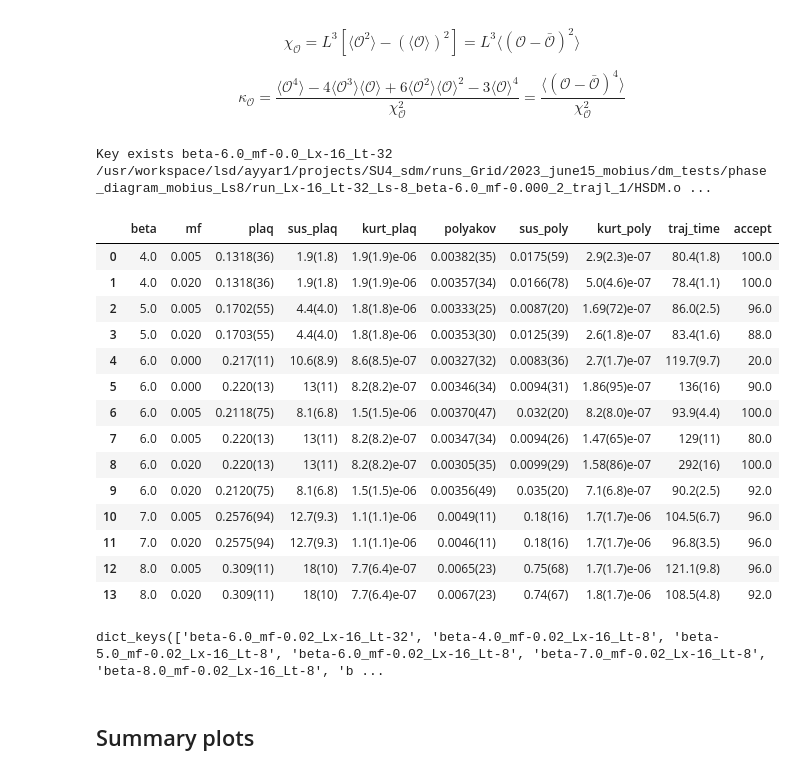
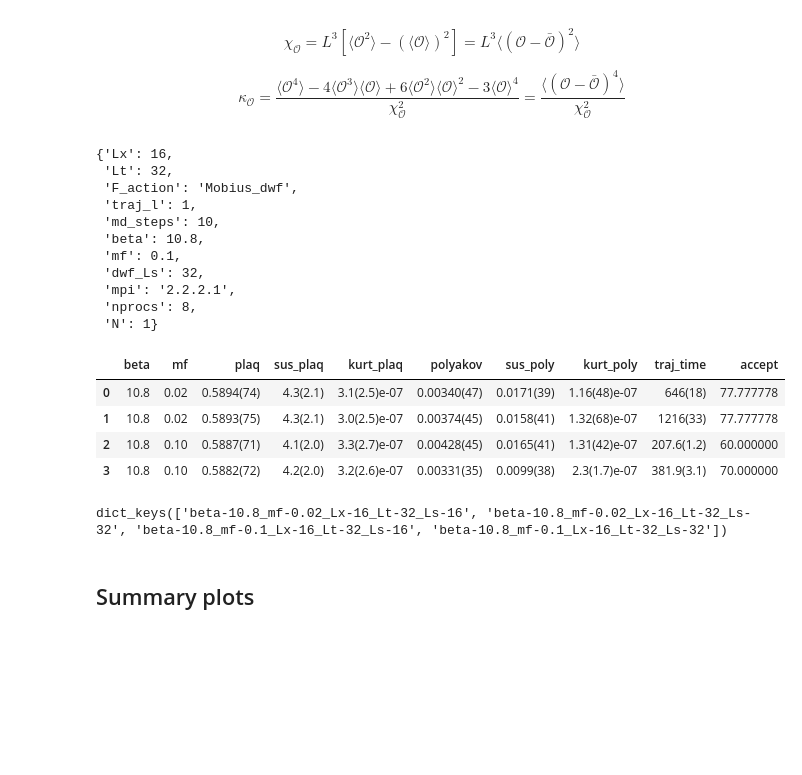
Before and after one commit to vmos1/su4_dm_grid_lsd, a Jupyter notebook: analysis/5_compare_runs.ipynb, the cells around one changed output. Saved outputs shown, nothing was run; the diff lists cells and outputs as text; code cells hidden in the pictures; blank space fills up the shorter version.

```diff
--- a/analysis/5_compare_runs.ipynb
+++ b/analysis/5_compare_runs.ipynb
@@ -231,6 +231,20 @@ def f_get_summary_data(df,L,dict1):
 $$ \chi_\mathcal{O} = L^3 \left[ \langle \mathcal{O}^2 \rangle - {(\langle \mathcal{O} \rangle )}^2 \right] = L^3 \langle (\mathcal{O} - \bar{\mathcal{O}})^2\rangle $$
 
 $$ \kappa_\mathcal{O} = \frac{\langle \mathcal{O}^4 \rangle - 4 \langle \mathcal{O}^3 \rangle \langle \mathcal{O} \rangle +6 \langle \mathcal{O}^2 \rangle {\langle \mathcal{O} \rangle} ^2 - 3 {\langle \mathcal{O} \rangle}^4 }{\chi_\mathcal{O}^2} = \frac{ \langle \left( \mathcal{O-\bar{\mathcal{O}}} \right) ^4 \rangle }{\chi_\mathcal{O}^2}$$
+# %%
+input_dict
+# %% [output]
+{'Lx': 16,
+ 'Lt': 32,
+ 'F_action': 'Mobius_dwf',
+ 'traj_l': 1,
+ 'md_steps': 10,
+ 'beta': 10.8,
+ 'mf': 0.1,
+ 'dwf_Ls': 32,
+ 'mpi': '2.2.2.1',
+ 'nprocs': 8,
+ 'N': 1}
 # %%
 
 Lx=16
@@ -252,52 +266,44 @@ for run_fldr in flist:
         print("File %s doesn't exist"%(fname))
         continue
 
     # Read config file from folder
     input_dict=f_read_config(run_fldr+'/config.yaml')
 
     df=f_parse_grid_data(fname)
 #     display(df)
 
     key='beta-%s_mf-%s_Lx-%s_Lt-%s'%(input_dict['beta'],input_dict['mf'],input_dict['Lx'],input_dict['Lt'])
 
+    if input_dict['F_action'] =='Mobius_dwf': ## Add Ls in label for DWF
+        key+='_Ls-%s'%(input_dict['dwf_Ls'])
+
     count=1
     while(key in data_dict.keys()): # If duplicate key, add suffix
         print("Key exists",key,fname)
         count+=1
         key=key+'_%s'%(count)
         if count>10: break
 
     data_dict[key]=df
 
     # Get summary data
     dict2={'beta':input_dict['beta'], 'mf':input_dict['mf']}
     dict2=f_get_summary_data(df,Lx,dict2)
 
     df_summary=pd.concat([df_summary,pd.DataFrame(dict2,index=[df_summary.shape[0]+1])])
 
 df_summary=df_summary.sort_values(by=['beta','mf']).reset_index(drop=True)
 display(df_summary)
 # %% [output]
-Key exists beta-6.0_mf-0.0_Lx-16_Lt-32 /usr/workspace/lsd/ayyar1/projects/SU4_sdm/runs_Grid/2023_june15_mobius/dm_tests/phase_diagram_mobius_Ls8/run_Lx-16_Lt-32_Ls-8_beta-6.0_mf-0.000_2_trajl_1/HSDM.o ...
 |  | beta | mf | plaq | sus_plaq | kurt_plaq | polyakov | sus_poly | kurt_poly | traj_time | accept |
-| 0 | 4.0 | 0.005 | 0.1318(36) | 1.9(1.8) | 1.9(1.9)e-06 | 0.00382(35) | 0.0175(59) | 2.9(2.3)e-07 | 80.4(1.8) | 100.0 |
-| 1 | 4.0 | 0.020 | 0.1318(36) | 1.9(1.8) | 1.9(1.9)e-06 | 0.00357(34) | 0.0166(78) | 5.0(4.6)e-07 | 78.4(1.1) | 100.0 |
-| 2 | 5.0 | 0.005 | 0.1702(55) | 4.4(4.0) | 1.8(1.8)e-06 | 0.00333(25) | 0.0087(20) | 1.69(72)e-07 | 86.0(2.5) | 96.0 |
-| 3 | 5.0 | 0.020 | 0.1703(55) | 4.4(4.0) | 1.8(1.8)e-06 | 0.00353(30) | 0.0125(39) | 2.6(1.8)e-07 | 83.4(1.6) | 88.0 |
-| 4 | 6.0 | 0.000 | 0.217(11) | 10.6(8.9) | 8.6(8.5)e-07 | 0.00327(32) | 0.0083(36) | 2.7(1.7)e-07 | 119.7(9.7) | 20.0 |
-| 5 | 6.0 | 0.000 | 0.220(13) | 13(11) | 8.2(8.2)e-07 | 0.00346(34) | 0.0094(31) | 1.86(95)e-07 | 136(16) | 90.0 |
-| 6 | 6.0 | 0.005 | 0.2118(75) | 8.1(6.8) | 1.5(1.5)e-06 | 0.00370(47) | 0.032(20) | 8.2(8.0)e-07 | 93.9(4.4) | 100.0 |
-| 7 | 6.0 | 0.005 | 0.220(13) | 13(11) | 8.2(8.2)e-07 | 0.00347(34) | 0.0094(26) | 1.47(65)e-07 | 129(11) | 80.0 |
-| 8 | 6.0 | 0.020 | 0.220(13) | 13(11) | 8.2(8.2)e-07 | 0.00305(35) | 0.0099(29) | 1.58(86)e-07 | 292(16) | 100.0 |
-| 9 | 6.0 | 0.020 | 0.2120(75) | 8.1(6.8) | 1.5(1.5)e-06 | 0.00356(49) | 0.035(20) | 7.1(6.8)e-07 | 90.2(2.5) | 92.0 |
-| 10 | 7.0 | 0.005 | 0.2576(94) | 12.7(9.3) | 1.1(1.1)e-06 | 0.0049(11) | 0.18(16) | 1.7(1.7)e-06 | 104.5(6.7) | 96.0 |
-| 11 | 7.0 | 0.020 | 0.2575(94) | 12.7(9.3) | 1.1(1.1)e-06 | 0.0046(11) | 0.18(16) | 1.7(1.7)e-06 | 96.8(3.5) | 96.0 |
-| 12 | 8.0 | 0.005 | 0.309(11) | 18(10) | 7.7(6.4)e-07 | 0.0065(23) | 0.75(68) | 1.7(1.7)e-06 | 121.1(9.8) | 96.0 |
-| 13 | 8.0 | 0.020 | 0.309(11) | 18(10) | 7.7(6.4)e-07 | 0.0067(23) | 0.74(67) | 1.8(1.7)e-06 | 108.5(4.8) | 92.0 |
+| 0 | 10.8 | 0.02 | 0.5894(74) | 4.3(2.1) | 3.1(2.5)e-07 | 0.00340(47) | 0.0171(39) | 1.16(48)e-07 | 646(18) | 77.777778 |
+| 1 | 10.8 | 0.02 | 0.5893(75) | 4.3(2.1) | 3.0(2.5)e-07 | 0.00374(45) | 0.0158(41) | 1.32(68)e-07 | 1216(33) | 77.777778 |
+| 2 | 10.8 | 0.10 | 0.5887(71) | 4.1(2.0) | 3.3(2.7)e-07 | 0.00428(45) | 0.0165(41) | 1.31(42)e-07 | 207.6(1.2) | 60.000000 |
+| 3 | 10.8 | 0.10 | 0.5882(72) | 4.2(2.0) | 3.2(2.6)e-07 | 0.00331(35) | 0.0099(38) | 2.3(1.7)e-07 | 381.9(3.1) | 70.000000 |
 # %%
 data_dict.keys()
 # %% [output]
-dict_keys(['beta-6.0_mf-0.02_Lx-16_Lt-32', 'beta-4.0_mf-0.02_Lx-16_Lt-8', 'beta-5.0_mf-0.02_Lx-16_Lt-8', 'beta-6.0_mf-0.02_Lx-16_Lt-8', 'beta-7.0_mf-0.02_Lx-16_Lt-8', 'beta-8.0_mf-0.02_Lx-16_Lt-8', 'b ...
+dict_keys(['beta-10.8_mf-0.02_Lx-16_Lt-32_Ls-16', 'beta-10.8_mf-0.02_Lx-16_Lt-32_Ls-32', 'beta-10.8_mf-0.1_Lx-16_Lt-32_Ls-16', 'beta-10.8_mf-0.1_Lx-16_Lt-32_Ls-32'])
 # %% [markdown]
 ## Summary plots
 # %% [markdown]
```
Also changed, not shown: parts of 6 cells of this notebook, 3 other files.
